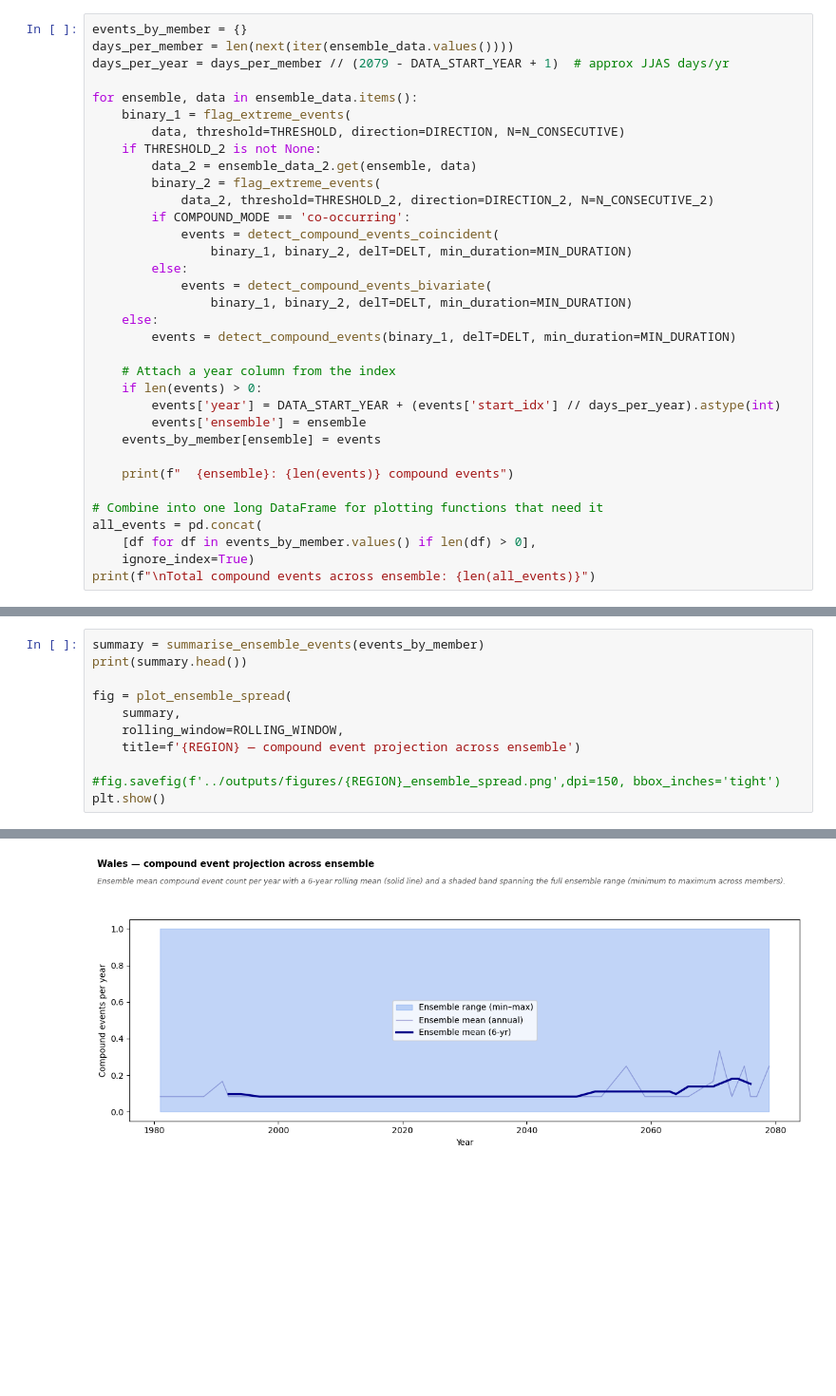
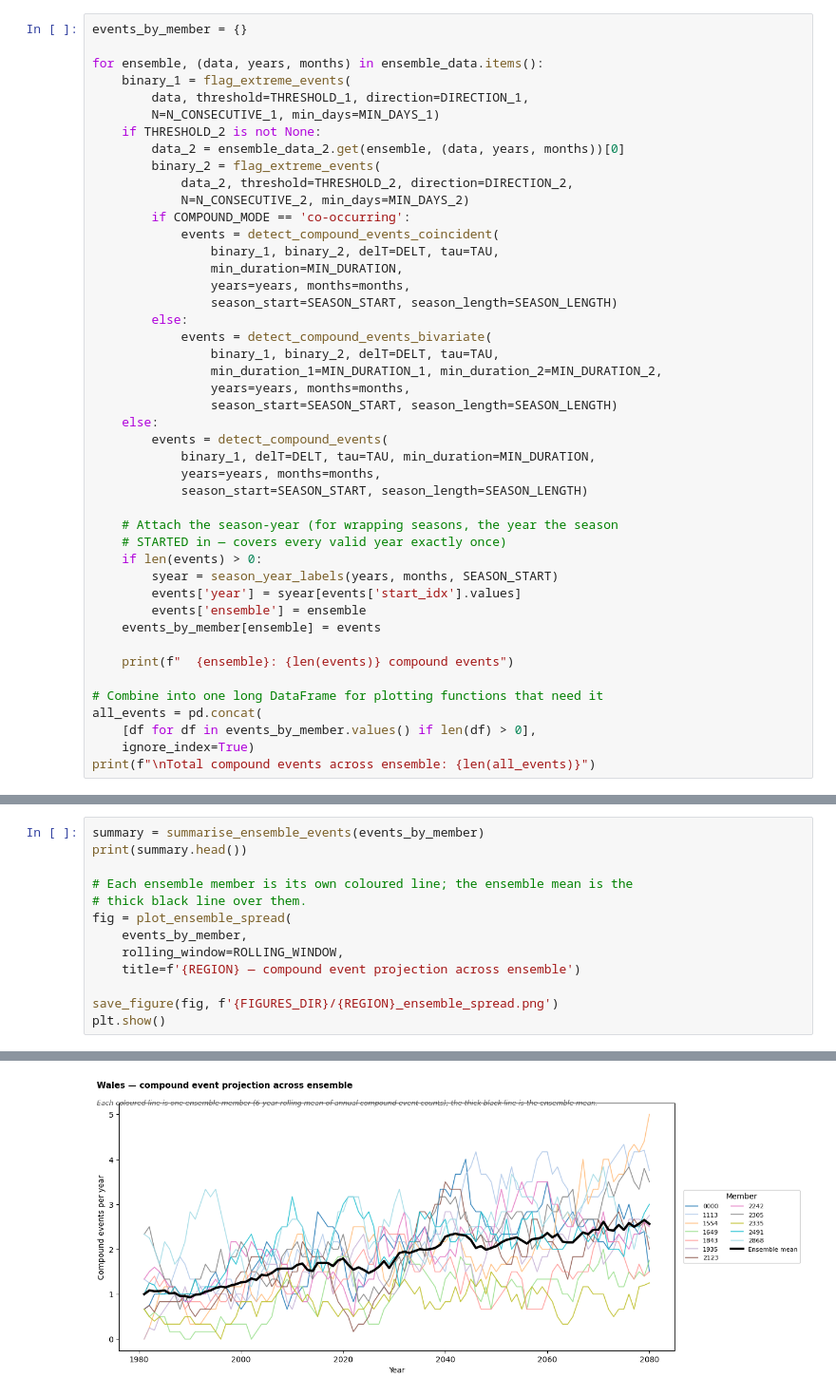
Before and after one commit to elenadstr/UKCI, a Jupyter notebook: notebooks/demo_threshold_detector.ipynb, the cells around one changed output, grey strips where cells are left out. Shown at 95% size. Saved outputs shown, nothing was run; the diff lists cells and outputs as text; blank space fills up the shorter version.

```diff
--- a/notebooks/demo_threshold_detector.ipynb
+++ b/notebooks/demo_threshold_detector.ipynb
@@ -232,27 +313,38 @@ see the ensemble range.
 # %%
 events_by_member = {}
-days_per_member = len(next(iter(ensemble_data.values())))
-days_per_year = days_per_member // (2079 - DATA_START_YEAR + 1)  # approx JJAS days/yr
 
-for ensemble, data in ensemble_data.items():
+for ensemble, (data, years, months) in ensemble_data.items():
     binary_1 = flag_extreme_events(
-        data, threshold=THRESHOLD, direction=DIRECTION, N=N_CONSECUTIVE)
+        data, threshold=THRESHOLD_1, direction=DIRECTION_1,
+        N=N_CONSECUTIVE_1, min_days=MIN_DAYS_1)
     if THRESHOLD_2 is not None:
-        data_2 = ensemble_data_2.get(ensemble, data)
+        data_2 = ensemble_data_2.get(ensemble, (data, years, months))[0]
         binary_2 = flag_extreme_events(
-            data_2, threshold=THRESHOLD_2, direction=DIRECTION_2, N=N_CONSECUTIVE_2)
+            data_2, threshold=THRESHOLD_2, direction=DIRECTION_2,
+            N=N_CONSECUTIVE_2, min_days=MIN_DAYS_2)
         if COMPOUND_MODE == 'co-occurring':
             events = detect_compound_events_coincident(
-                binary_1, binary_2, delT=DELT, min_duration=MIN_DURATION)
+                binary_1, binary_2, delT=DELT, tau=TAU,
+                min_duration=MIN_DURATION,
+                years=years, months=months,
+                season_start=SEASON_START, season_length=SEASON_LENGTH)
         else:
             events = detect_compound_events_bivariate(
-                binary_1, binary_2, delT=DELT, min_duration=MIN_DURATION)
+                binary_1, binary_2, delT=DELT, tau=TAU,
+                min_duration_1=MIN_DURATION_1, min_duration_2=MIN_DURATION_2,
+                years=years, months=months,
+                season_start=SEASON_START, season_length=SEASON_LENGTH)
     else:
-        events = detect_compound_events(binary_1, delT=DELT, min_duration=MIN_DURATION)
+        events = detect_compound_events(
+            binary_1, delT=DELT, tau=TAU, min_duration=MIN_DURATION,
+            years=years, months=months,
+            season_start=SEASON_START, season_length=SEASON_LENGTH)
 
-    # Attach a year column from the index
+    # Attach the season-year (for wrapping seasons, the year the season
+    # STARTED in — covers every valid year exactly once)
     if len(events) > 0:
-        events['year'] = DATA_START_YEAR + (events['start_idx'] // days_per_year).astype(int)
+        syear = season_year_labels(years, months, SEASON_START)
+        events['year'] = syear[events['start_idx'].values]
         events['ensemble'] = ensemble
     events_by_member[ensemble] = events
 
@@ -287,12 +378,14 @@ across all members.
 summary = summarise_ensemble_events(events_by_member)
 print(summary.head())
 
+# Each ensemble member is its own coloured line; the ensemble mean is the
+# thick black line over them.
 fig = plot_ensemble_spread(
-    summary,
+    events_by_member,
     rolling_window=ROLLING_WINDOW,
     title=f'{REGION} — compound event projection across ensemble')
 
-#fig.savefig(f'../outputs/figures/{REGION}_ensemble_spread.png',dpi=150, bbox_inches='tight')
+save_figure(fig, f'{FIGURES_DIR}/{REGION}_ensemble_spread.png')
 plt.show()
 # %% [output]
    year      mean  min  max  median  n_members
@@ -304 +397 @@ plt.show()
-[figure, old version]
+[figure, new version]
```
Also changed, not shown: parts of 23 cells of this notebook, 21 other files.
